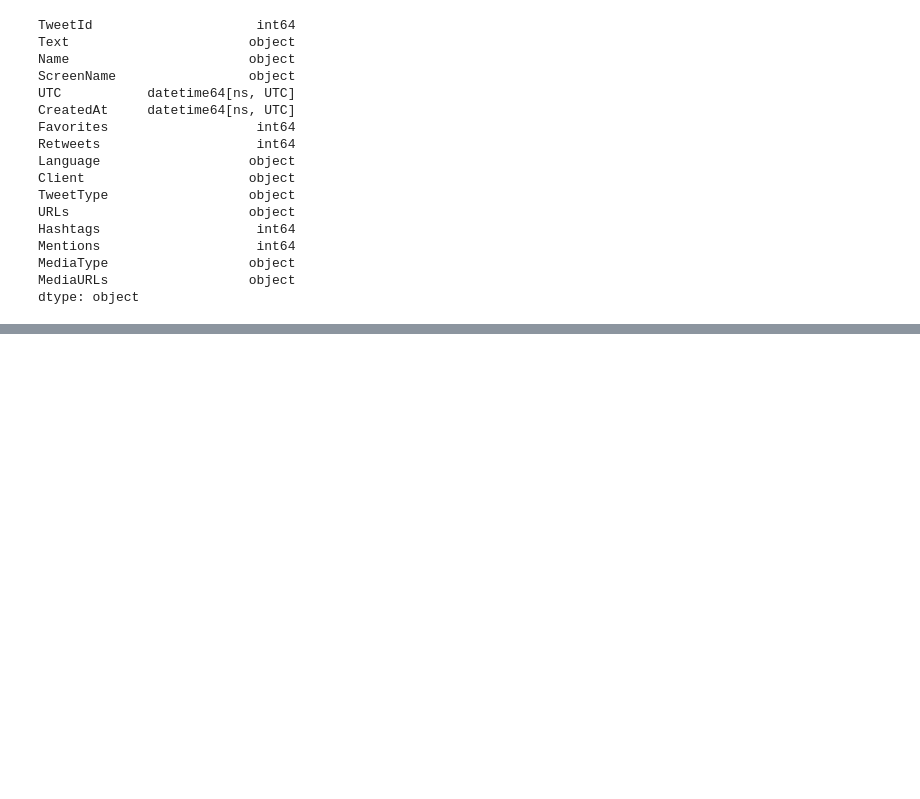
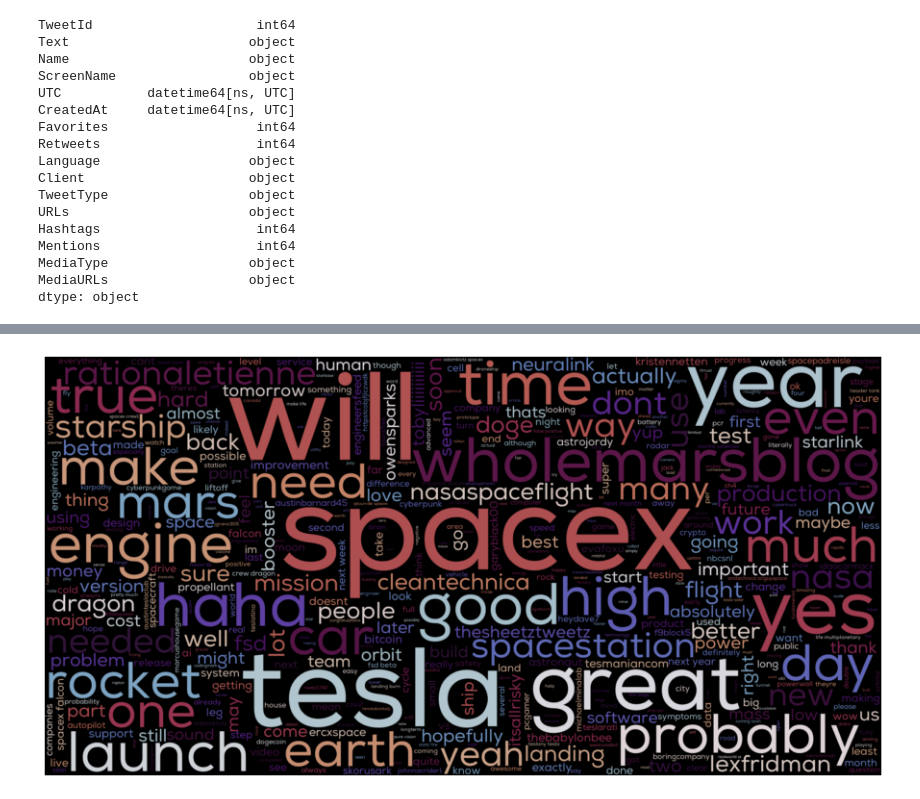
Before and after one commit to Zin9zan9/QMEF, a Jupyter notebook: tweet_analysis.ipynb, the cells around one changed output, grey strips where cells are left out. Cells and saved outputs as stored; diff of their text form; code cells hidden in the pictures; blank space fills up the shorter version.

```diff
--- a/tweet_analysis.ipynb
+++ b/tweet_analysis.ipynb
@@ -61,0 +115,26 @@ df['crypto related'] = df.apply(lambda x: get_crypto_boolean(str(x['Text'])), re
+# %%
+# Make worldcloud
+# https://www.datacamp.com/tutorial/wordcloud-python
+all_tweets = " ".join(token.lower() for token in df["Text"])
+# all_tweets = [re.sub(r'@\w+', "", word) for word in all_tweets.split()]
+all_tweets = [re.sub(r"[^a-zA-Z0-9 ]", "", word) for word in all_tweets.split()]
+all_tweets = [item for item in all_tweets if item not in ['https', 't', 'amp', 'u', 'rt', 'ppathole', 'flcnhvy', 'erdayastronaut', 'teslaownerssv']]
+all_tweets = " ".join(token for token in all_tweets)
+
+stopwords_wc = set(stopwords_wc)
+font_path = "../../Data/QMEF/Nexa Regular.otf"
+
+wordcloud = WordCloud(stopwords=stopwords_wc, font_path = font_path,
+                      max_words=500,
+                      max_font_size=300, random_state=42,
+                      width=2000, height=1000,
+                      colormap = "twilight")
+wordcloud.generate(all_tweets)
+
+# Plot
+plt.figure(figsize = (16, 8))
+plt.imshow(wordcloud, interpolation='bilinear')
+plt.axis("off")
+plt.show()
+# %% [output]
+[figure, added]
```
Also changed, not shown: parts of 10 cells of this notebook, 1 other file.
